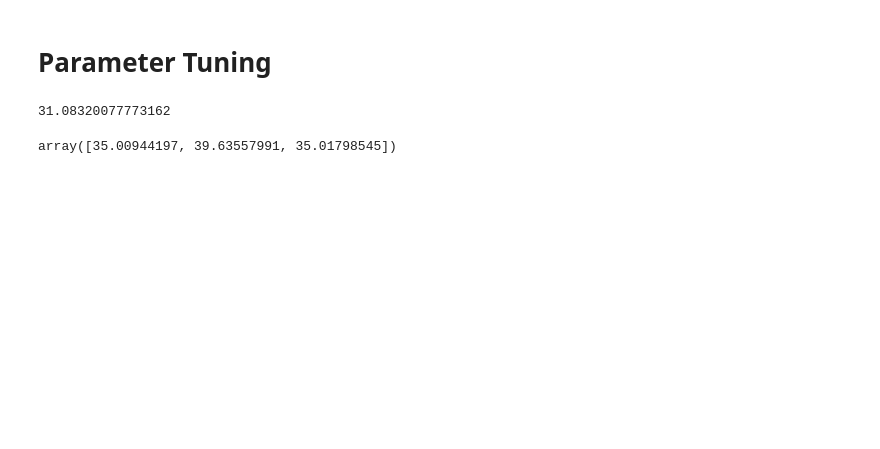
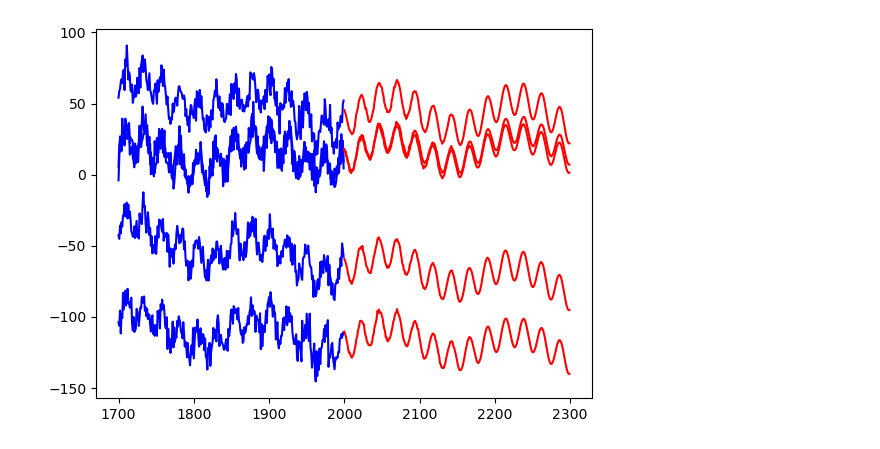
Before and after one commit to cerlymarco/tspiral, a Jupyter notebook: notebooks/stacked-forecasting.ipynb, the cells around one changed output. Cells and saved outputs as stored; diff of their text form; code cells hidden in the pictures; blank space fills up the shorter version.

```diff
--- a/notebooks/stacked-forecasting.ipynb
+++ b/notebooks/stacked-forecasting.ipynb
@@ -209,9 +129,0 @@ plt.legend(); plt.show()
-# %%
-# fit on multivariate timeseries using exogenous variables
-
-model = ForecastingStacked(
-    [DecisionTreeRegressor(), Ridge()],
-    test_size=len(y_test),
-    lags=range(1,24*7+1),
-    use_exog=True
-).fit(X_train, y_train[ts_id])
@@ -224,10 +129,0 @@ array([34.67056649, 39.170641  , 33.80524515])
-# %%
-# fit on multivariate timeseries using exogenous variables plus exogenous lags
-
-model = ForecastingStacked(
-    [DecisionTreeRegressor(), Ridge()],
-    test_size=len(y_test),
-    lags=range(1,24*7+1),
-    use_exog=True,
-    exog_lags=range(1,6),
-).fit(X_train, y_train[ts_id])
@@ -240,11 +129,0 @@ model.score(X_test, y_test[ts_id], scoring='mse')
-# %%
-# fit on multivariate timeseries using exogenous variables plus exogenous lags and target diff
-
-model = ForecastingStacked(
-    [DecisionTreeRegressor(), Ridge()],
-    test_size=len(y_test),
-    lags=range(1,24*7+1),
-    use_exog=True,
-    exog_lags=range(1,6),
-    target_diff=True
-).fit(X_train, y_train[ts_id])
@@ -257,2 +129,0 @@ model.score(X_test, y_test[ts_id], scoring='mse')
-# %% [markdown]
-# Parameter Tuning
@@ -294,6 +129,0 @@ model = ForecastingStacked(
-# %%
-# score on univariate timeseries with parameters tuning
-
-model.score(np.arange(len(y_test)), y_test[ts_id], scoring='mse')
-# %% [output]
-31.08320077773162
@@ -335,6 +130,13 @@ model = ForecastingStacked(
-# %%
-# score on multivariate timeseries with parameters tuning
-
-model.score(np.arange(len(y_test)), y_test[ts_id], scoring='mse', uniform_average=False)
-# %% [output]
-array([35.00944197, 39.63557991, 35.01798545])
+# %%
+# plot pred on unseen data without the need to refit
+
+X_new = pd.DataFrame({'unique_id': np.repeat(np.arange(n_series), test_size), 'preds': np.nan},
+                    index=np.tile(np.arange(timesteps, timesteps+test_size), n_series))
+X_new['preds'] = model.predict(X_new[['unique_id']], last_X=X_test[['unique_id']], last_y=y_test)
+
+df_test = pd.concat([df_test.assign(preds=np.nan), X_new], axis=0)
+
+_ = df_test.groupby('unique_id')['y'].plot(c='blue')
+_ = df_test.groupby('unique_id')['preds'].plot(c='red')
+# %% [output]
+[figure, added]
```
Also changed, not shown: parts of 29 cells of this notebook, 9 other files.
